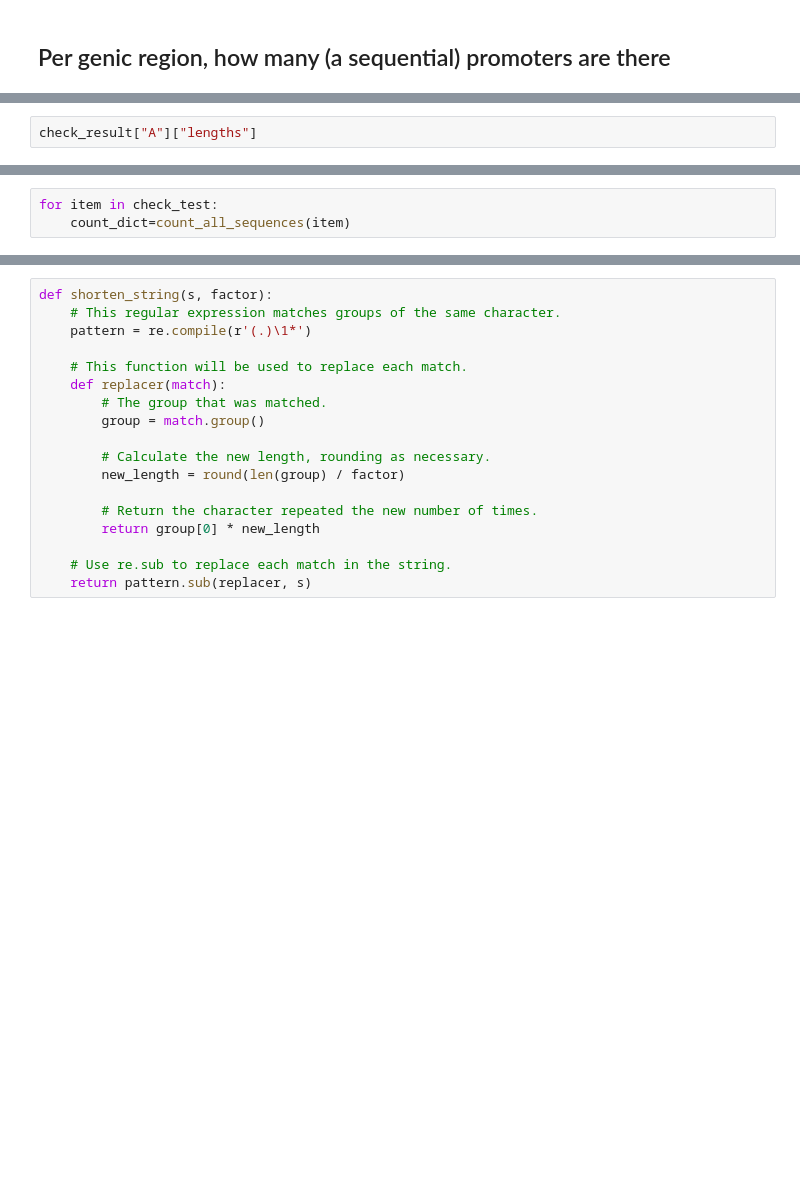
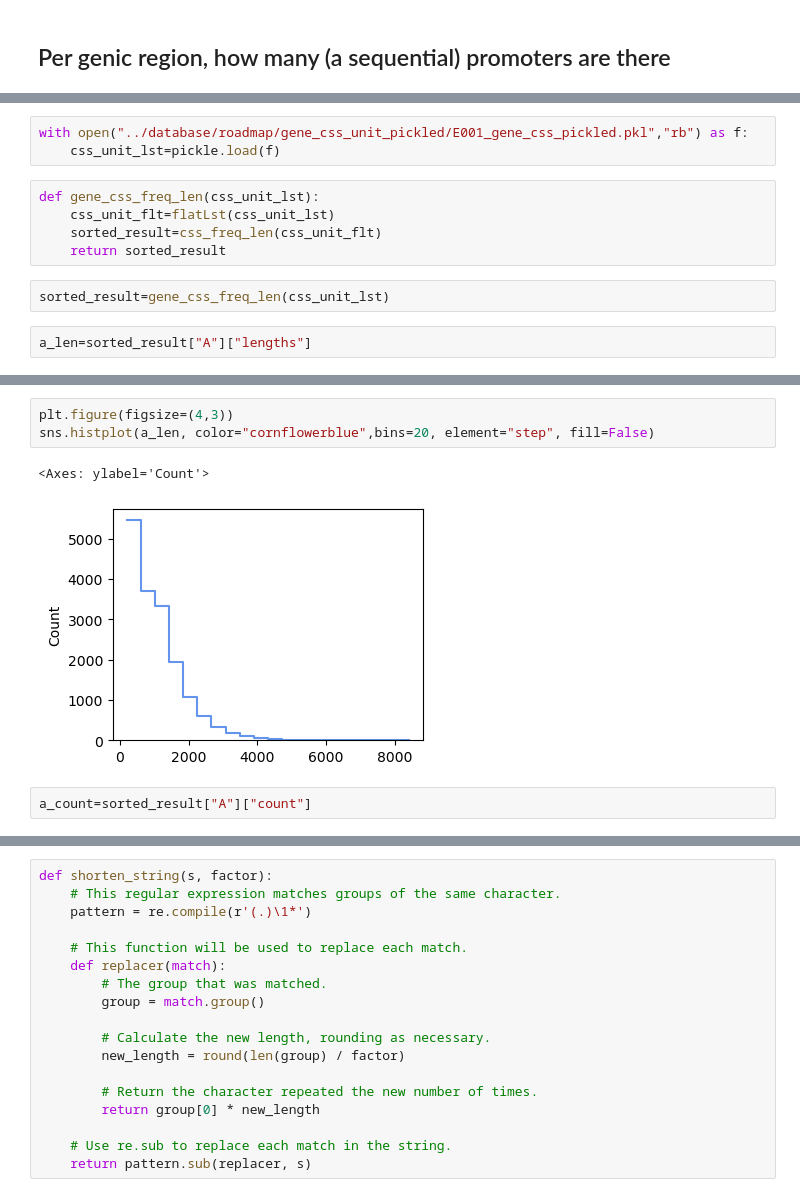
Before and after one commit to caocao0525/NSP, a Jupyter notebook: promoter_study.ipynb, the cells around one changed output, grey strips where cells are left out. Cells and saved outputs as stored; diff of their text form; blank space fills up the shorter version.

```diff
--- a/promoter_study.ipynb
+++ b/promoter_study.ipynb
@@ -340,2 +338,12 @@ check_result=css_freq_len_gene(check_test)
+# %%
+with open("../database/roadmap/gene_css_unit_pickled/E001_gene_css_pickled.pkl","rb") as f:
+    css_unit_lst=pickle.load(f)
+# %%
+def gene_css_freq_len(css_unit_lst):
+    css_unit_flt=flatLst(css_unit_lst)
+    sorted_result=css_freq_len(css_unit_flt)
+    return sorted_result
+# %%
+sorted_result=gene_css_freq_len(css_unit_lst)
 # %%
-check_result["A"]["lengths"]
+a_len=sorted_result["A"]["lengths"]
@@ -380,3 +350,8 @@ check_test
-# %%
-for item in check_test:
-    count_dict=count_all_sequences(item)
+# %%
+plt.figure(figsize=(4,3))
+sns.histplot(a_len, color="cornflowerblue",bins=20, element="step", fill=False)
+# %% [output]
+<Axes: ylabel='Count'>
+[figure, added]
+# %%
+a_count=sorted_result["A"]["count"]
```
Also changed, not shown: parts of 14 cells of this notebook, 1 other file.
